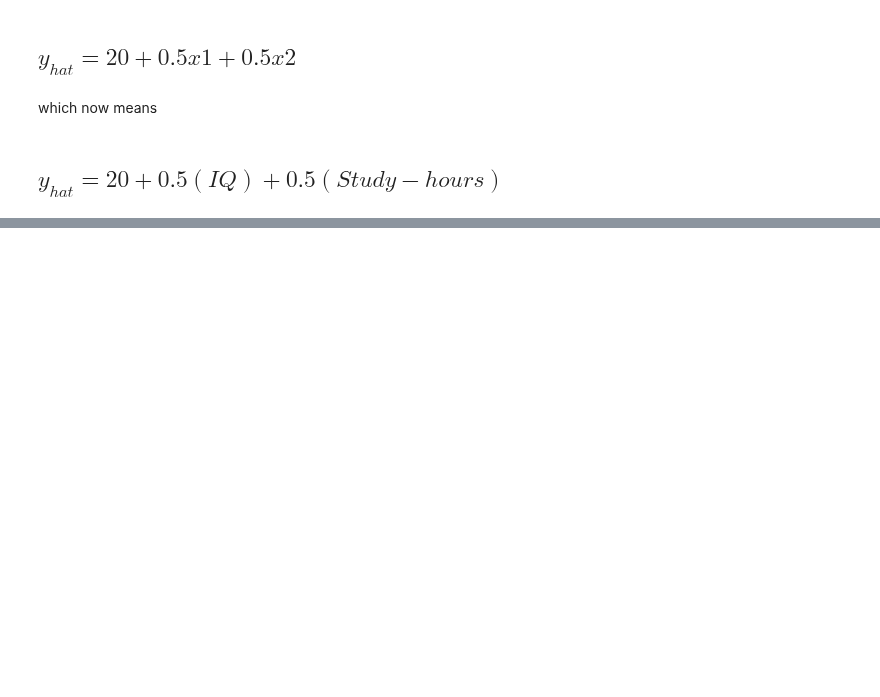
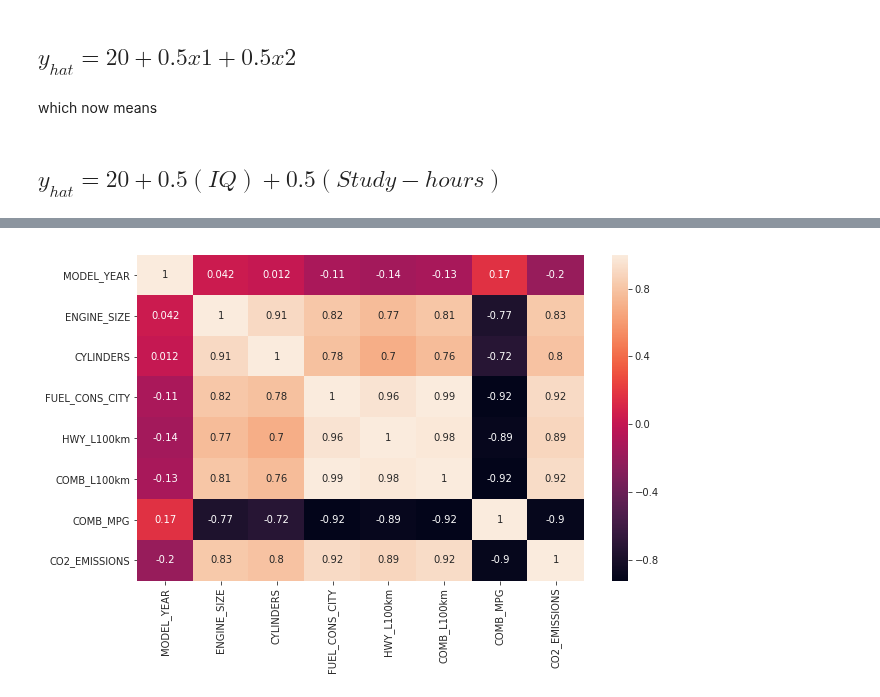
Before and after one commit to Lawrence-Krukrubo/Machine_Learning, a Jupyter notebook: coefficients_of_multiple_linear_regression.ipynb, the cells around one changed output, grey strips where cells are left out. Drawn from its saved outputs; the diff is of its cells as text; code cells hidden in the pictures; blank space fills up the shorter version.

```diff
--- a/coefficients_of_multiple_linear_regression.ipynb
+++ b/coefficients_of_multiple_linear_regression.ipynb
@@ -168,0 +178,10 @@ which now means
+# %%
+# Let's import our Data set
+data = "https://raw.githubusercontent.com/Blackman9t/Machine_Learning/master/Original_2000_2014_Fuel_Consumption_Ratings.csv"
+
+# Next let's define additional usual representation of null values to help us select and deal with null data
+missing_data = ['n/a','na','--','?']
+# %%
+fuel_df = pd.read_csv(data, na_values=missing_data)
+
+fuel_df.head()
@@ -168,0 +238,9 @@ which now means
+# %%
+# Let's rename some column names for brevity
+fuel_df.rename(columns={'FUEL_CONSUMPTION_CITY(L/100km)':'FUEL_CONS_CITY',
+                        'ENGINE_SIZE(L)':'ENGINE_SIZE',
+                       'HWY_(L/100km)':'HWY_L100km',
+                       'COMB_(L/100km)':'COMB_L100km',
+                       'COMB_(mpg)':'COMB_MPG',
+                       'CO2_EMISSIONS(g/km)':'CO2_EMISSIONS'},
+                       inplace=True)
@@ -168,0 +257,12 @@ which now means
+# %%
+# Let's plot the correlation of the data set using a heatmap from seaborn library
+corr_data = fuel_df.corr()
+
+plt.figure(figsize=(10, 6))
+sns.set_style('ticks')
+
+sns.heatmap(corr_data, annot=True)
+
+plt.show()
+# %% [output]
+[figure, added]
```
Also changed, not shown: parts of 71 cells of this notebook.
